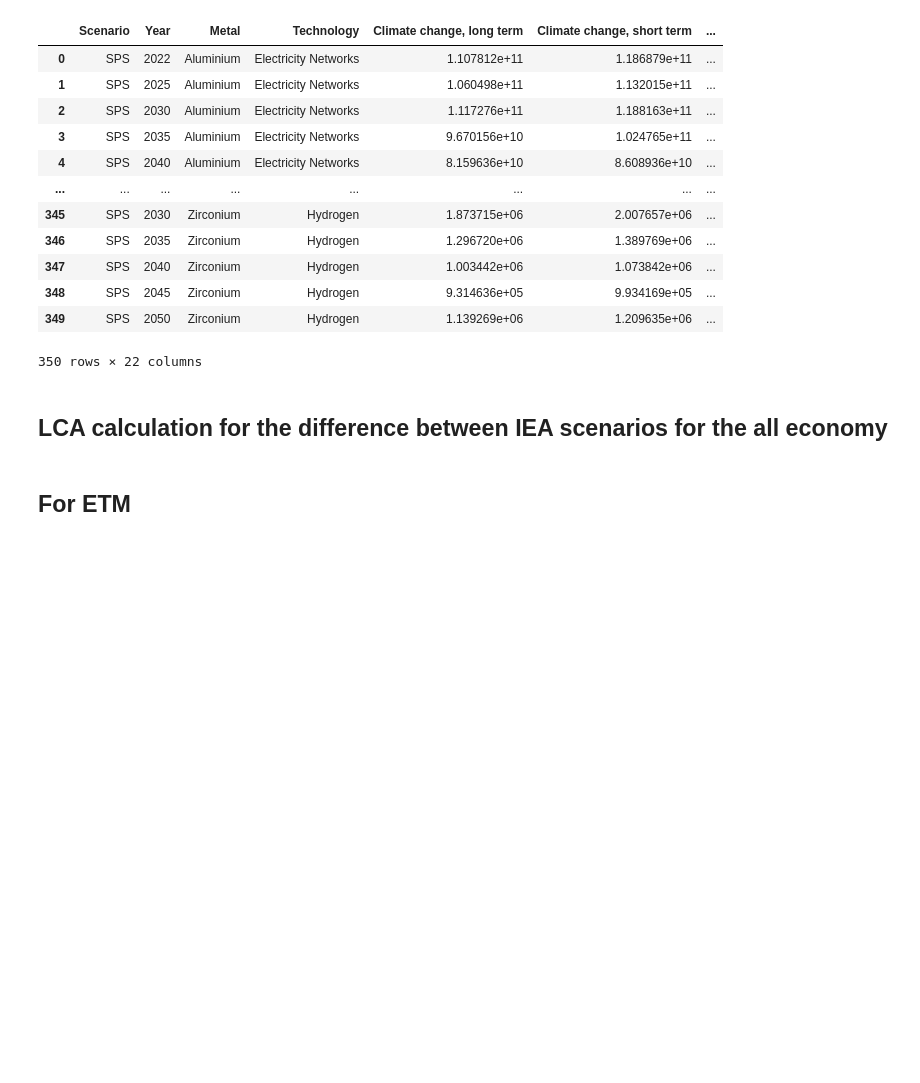
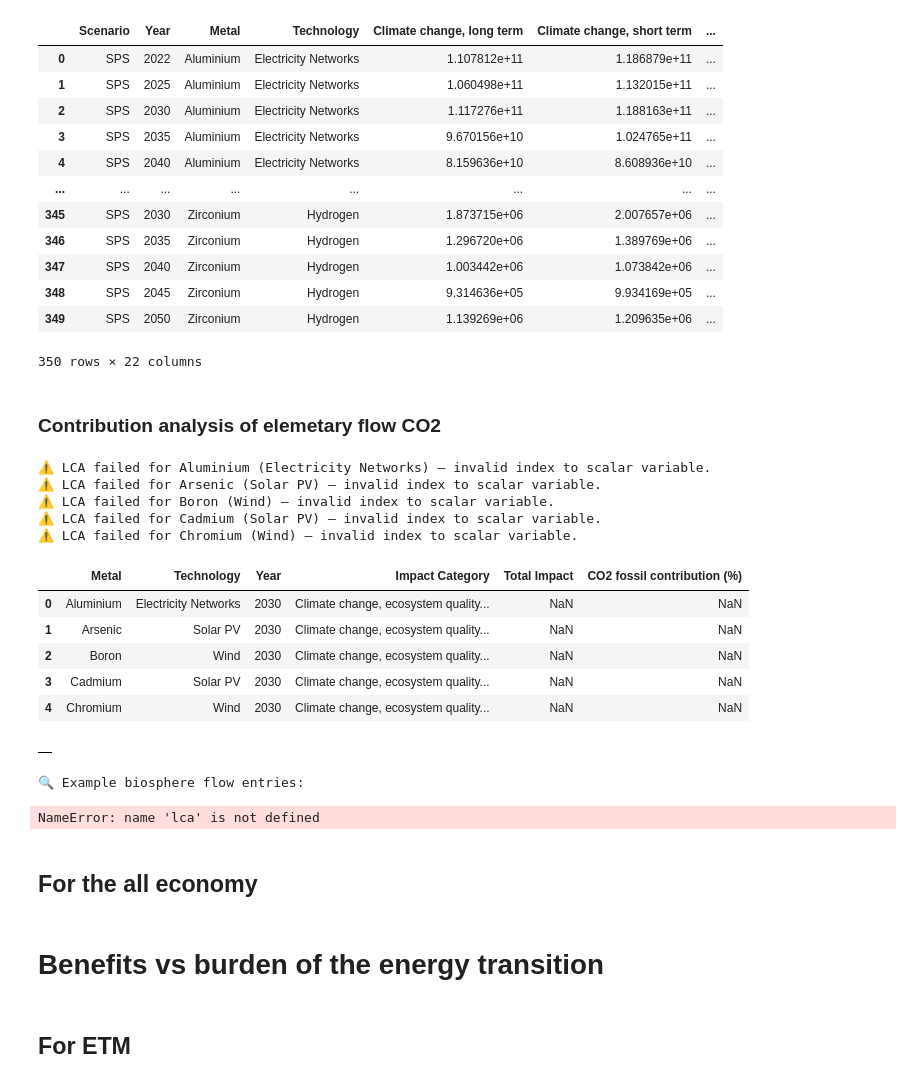
Before and after one commit to marpellan/plca_metals, a Jupyter notebook: 3. LCA_calculations.ipynb, the cells around one changed output. Saved outputs shown, nothing was run; the diff lists cells and outputs as text; code cells hidden in the pictures; blank space fills up the shorter version.

```diff
--- a/3. LCA_calculations.ipynb
+++ b/3. LCA_calculations.ipynb
@@ -226,0 +188,2 @@ def setup_activities_dict(df, scenario_prefix):
+# %%
+df_SPS_test = df_SPS.head(1)
@@ -226,0 +198,2 @@ def setup_activities_dict(df, scenario_prefix):
+# %%
+sps_activities_dict_test = setup_activities_dict(df_SPS_test, scenario_prefix='SPS')
@@ -353,5 +267,5 @@ df_sps_damage.to_csv(r'results/df_sps_damage_regionalized.csv', index=False)
 df_sps_midpoints.to_csv(r'results/df_sps_midpoints_regionalized.csv', index=False)
 df_nze_damage.to_csv(r'results/df_nze_damage_regionalized.csv', index=False)
 df_nze_midpoints.to_csv(r'results/df_nze_midpoints_regionalized.csv', index=False)
-# %% [markdown]
-## LCA calculation for the difference between IEA scenarios for the all economy
+# %% [markdown]
+### Contribution analysis of elemetary flow CO2
@@ -358,2 +313,40 @@ df_nze_midpoints.to_csv(r'results/df_nze_midpoints_regionalized.csv', index=Fals
+# %%
+method = ('IMPACT World+ Damage 2.1_regionalized for ecoinvent v3.10',
+  'Ecosystem quality',
+  'Climate change, ecosystem quality, long term')
+# %%
+co2_df, t = inspect_flow_contributions(df_SPS_test, sps_activities_dict_test, scenario_prefix='SPS', method=method)
+# %% [output]
+⚠️ LCA failed for Aluminium (Electricity Networks) — invalid index to scalar variable.
+⚠️ LCA failed for Arsenic (Solar PV) — invalid index to scalar variable.
+⚠️ LCA failed for Boron (Wind) — invalid index to scalar variable.
+⚠️ LCA failed for Cadmium (Solar PV) — invalid index to scalar variable.
+⚠️ LCA failed for Chromium (Wind) — invalid index to scalar variable.
+# %%
+co2_df
+# %% [output]
+|  | Metal | Technology | Year | Impact Category | Total Impact | CO2 fossil contribution (%) |
+| 0 | Aluminium | Electricity Networks | 2030 | Climate change, ecosystem quality... | NaN | NaN |
+| 1 | Arsenic | Solar PV | 2030 | Climate change, ecosystem quality... | NaN | NaN |
+| 2 | Boron | Wind | 2030 | Climate change, ecosystem quality... | NaN | NaN |
+| 3 | Cadmium | Solar PV | 2030 | Climate change, ecosystem quality... | NaN | NaN |
+| 4 | Chromium | Wind | 2030 | Climate change, ecosystem quality... | NaN | NaN |
+# %%
+t
+# %% [output]
+|  |
+# %%
+print("🔍 Example biosphere flow entries:")
+for i, (k, v) in enumerate(lca.biosphere_dict.items()):
+    print(f"{i}: {v}")
+    if i > 5:
+        break
+# %% [output]
+🔍 Example biosphere flow entries:
+NameError: name 'lca' is not defined
+# %% [markdown]
+## For the all economy
+# %% [markdown]
+# Benefits vs burden of the energy transition
 # %% [markdown]
 ## For ETM
```
Also changed, not shown: parts of 39 cells of this notebook, 44 other files.
